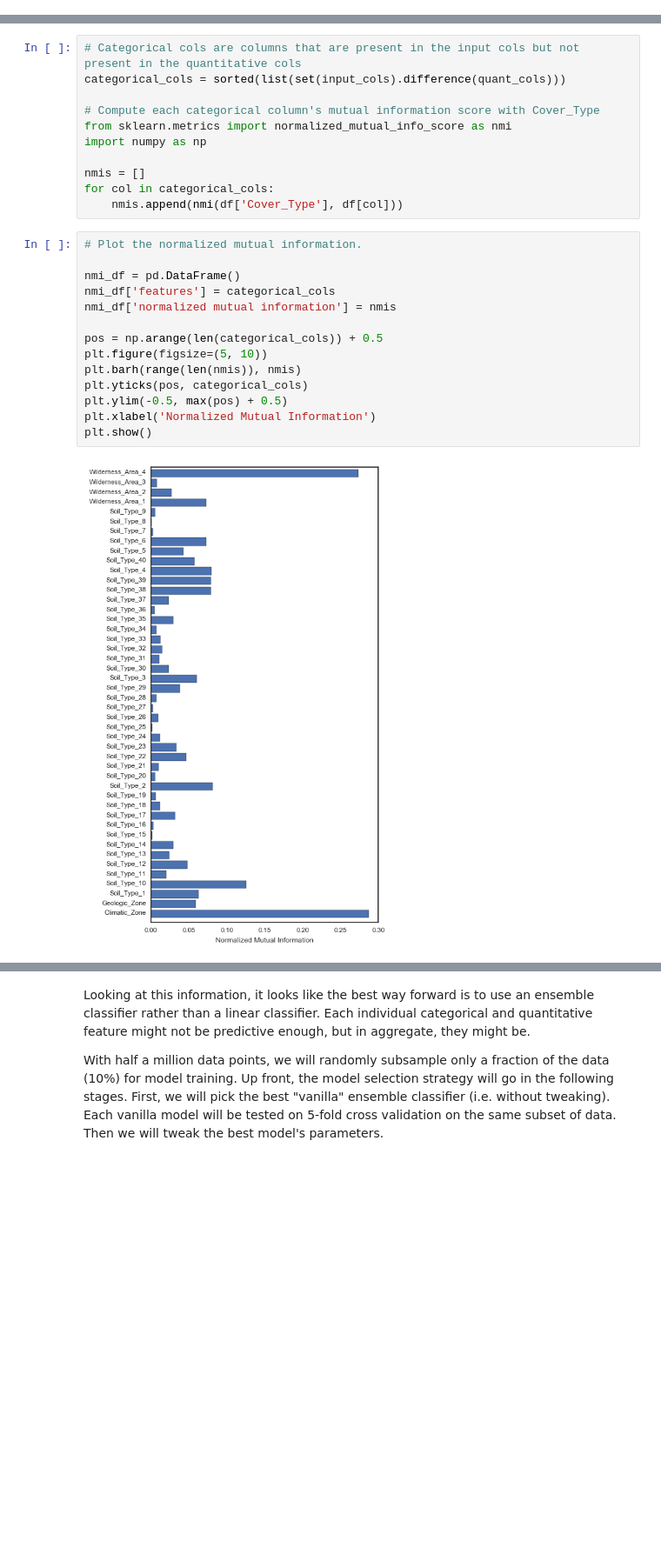
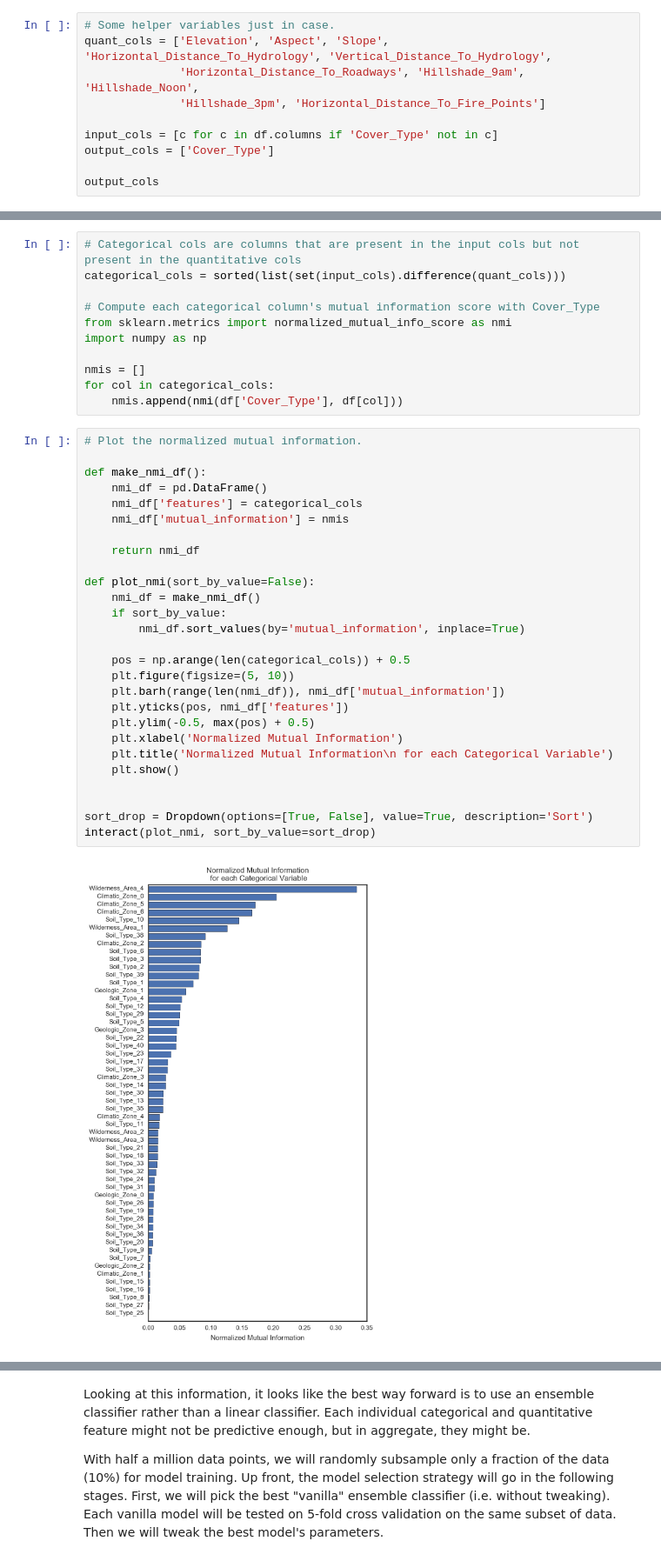
Before and after one commit to ericmjl/iacs2017, a Jupyter notebook: analysis.ipynb, the cells around one changed output, grey strips where cells are left out. Shown at 87% size. Saved outputs shown, nothing was run; the diff lists cells and outputs as text; blank space fills up the shorter version.

```diff
--- a/analysis.ipynb
+++ b/analysis.ipynb
@@ -143,3 +158,13 @@ Exploratory Data Analysis
 Before throwing a machine learning model at the problem, we would like to visually check first to see whether there's a relationship between the output variable (cover type) and the explanatory variables (all other columns).
 
 For the quantitative variables, we will use violin plots to visualize their distributions to see which ones are most discriminant amongst the 7 cover type classes.
+# %%
+# Some helper variables just in case.
+quant_cols = ['Elevation', 'Aspect', 'Slope', 'Horizontal_Distance_To_Hydrology', 'Vertical_Distance_To_Hydrology',
+              'Horizontal_Distance_To_Roadways', 'Hillshade_9am', 'Hillshade_Noon',
+              'Hillshade_3pm', 'Horizontal_Distance_To_Fire_Points']
+
+input_cols = [c for c in df.columns if 'Cover_Type' not in c]
+output_cols = ['Cover_Type']
+
+output_cols
@@ -191,16 +236,29 @@ for col in categorical_cols:
 # %%
 # Plot the normalized mutual information.
 
-nmi_df = pd.DataFrame()
-nmi_df['features'] = categorical_cols
-nmi_df['normalized mutual information'] = nmis
+def make_nmi_df():
+    nmi_df = pd.DataFrame()
+    nmi_df['features'] = categorical_cols
+    nmi_df['mutual_information'] = nmis
 
-pos = np.arange(len(categorical_cols)) + 0.5
-plt.figure(figsize=(5, 10))
-plt.barh(range(len(nmis)), nmis)
-plt.yticks(pos, categorical_cols)
-plt.ylim(-0.5, max(pos) + 0.5)
-plt.xlabel('Normalized Mutual Information')
-plt.show()
+    return nmi_df
+
+def plot_nmi(sort_by_value=False):
+    nmi_df = make_nmi_df()
+    if sort_by_value:
+        nmi_df.sort_values(by='mutual_information', inplace=True)
+
+    pos = np.arange(len(categorical_cols)) + 0.5
+    plt.figure(figsize=(5, 10))
+    plt.barh(range(len(nmi_df)), nmi_df['mutual_information'])
+    plt.yticks(pos, nmi_df['features'])
+    plt.ylim(-0.5, max(pos) + 0.5)
+    plt.xlabel('Normalized Mutual Information')
+    plt.title('Normalized Mutual Information\n for each Categorical Variable')
+    plt.show()
+
+
+sort_drop = Dropdown(options=[True, False], value=True, description='Sort')
+interact(plot_nmi, sort_by_value=sort_drop)
 # %% [output]
-[figure, old version]
+[figure, new version]
```
Also changed, not shown: parts of 37 cells of this notebook, 6 other files.
